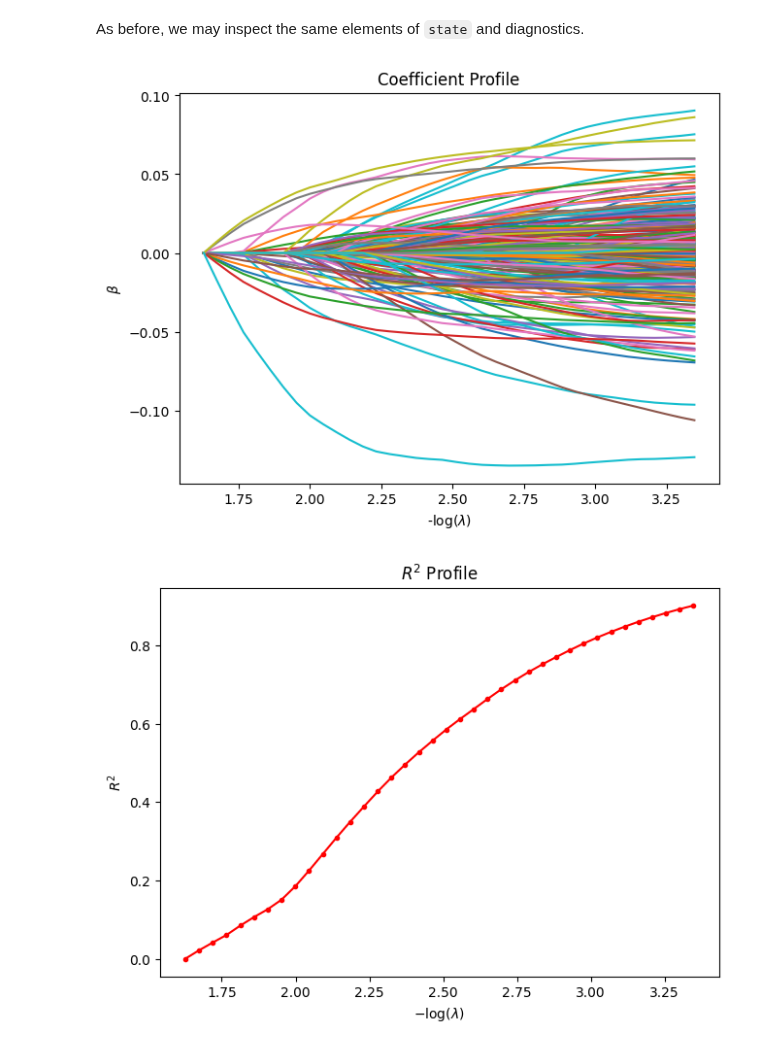
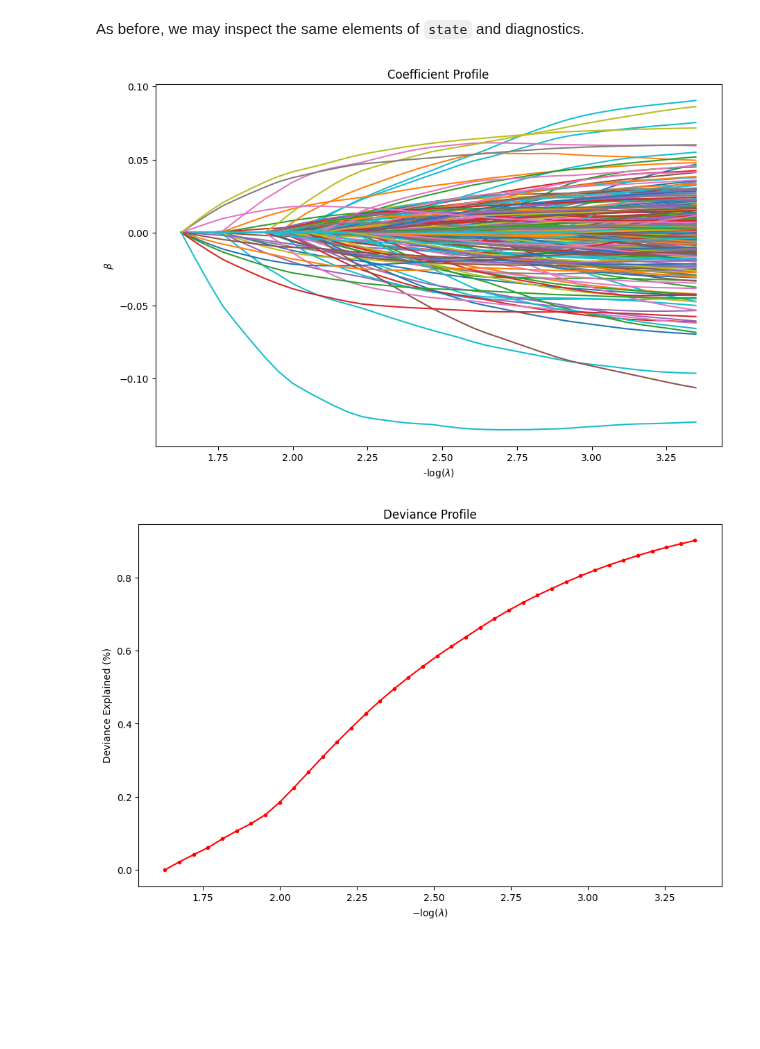
Before and after one commit to JamesYang007/adelie, a Jupyter notebook: docs/sphinx/notebooks/quickstart.ipynb, the cells around one changed output. Drawn from its saved outputs; the diff is of its cells as text; code cells hidden in the pictures; blank space fills up the shorter version.

```diff
--- a/docs/sphinx/notebooks/quickstart.ipynb
+++ b/docs/sphinx/notebooks/quickstart.ipynb
@@ -101,14 +101,14 @@ state = ad.grpnet(
 # %% [markdown]
 As before, we may inspect the same elements of `state` and diagnostics.
 # %%
-dg = ad.diagnostic.Diagnostic(y=y, state=state)
+dg = ad.diagnostic.diagnostic(state=state)
 # %%
 dg.plot_coefficients()
-dg.plot_rsqs()
+dg.plot_devs()
 plt.show()
 # %% [output]
-[figure, old version]
+[figure, new version]
-[figure, old version]
+[figure, new version]
 # %%
 dg.plot_benchmark()
 plt.show()
```
Also changed, not shown: parts of 7 cells of this notebook, 4 other files.
